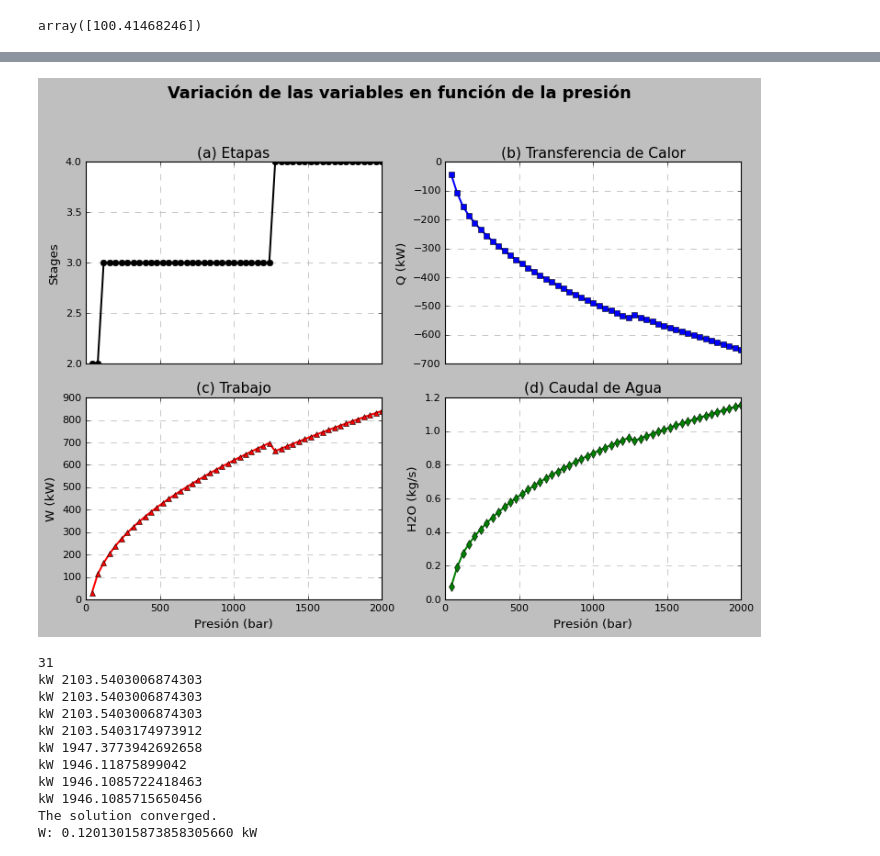
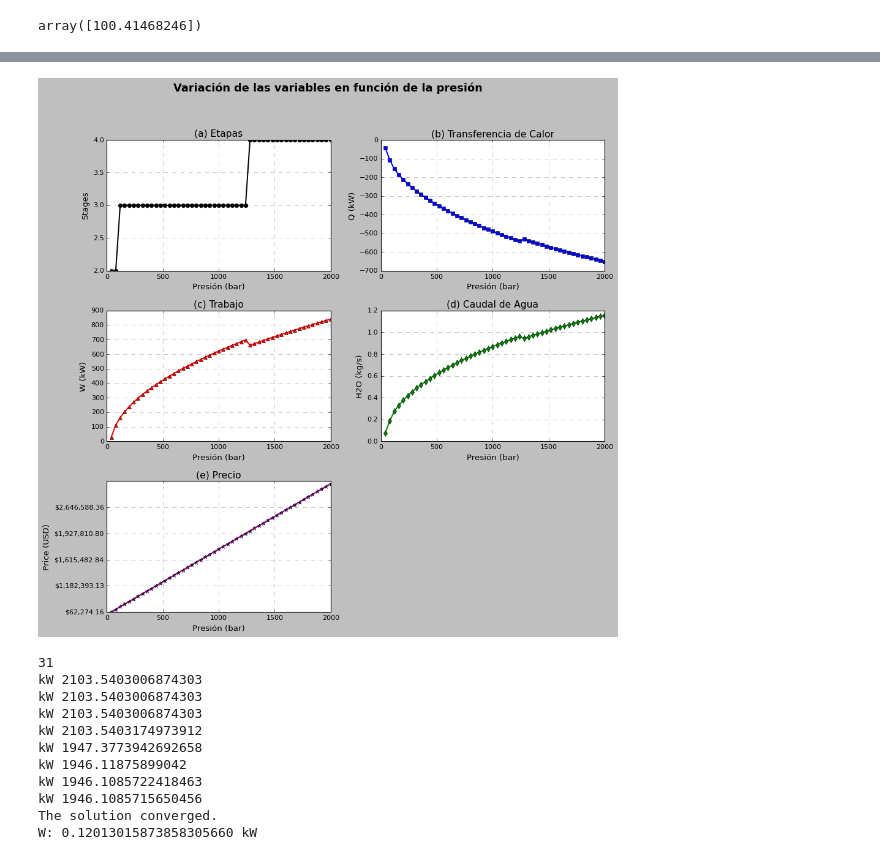
Before and after one commit to SOTO729/8vo, a Jupyter notebook: Dimensionamiento de Equipos/Sistema de Compresión.ipynb, the cells around one changed output, grey strips where cells are left out. Drawn from its saved outputs; the diff is of its cells as text; code cells hidden in the pictures.

```diff
--- a/Dimensionamiento de Equipos/Sistema de Compresión.ipynb
+++ b/Dimensionamiento de Equipos/Sistema de Compresión.ipynb
@@ -183,7 +253,7 @@ def balance(x, T, Tref, m):
 # %%
 Pes=list(np.linspace(40,2000))
 # %%
-stages,temperature,Qk,Wk,waterr=[],[],[],[],[]
+stages,temperature,Qk,Wk,waterr,price=[],[],[],[],[],[]
 for i in range(len(Pes)):
     P=Pes[i]
     Po=31
@@ -252,6 +322,8 @@ for i in range(len(Pes)):
 
     #df_compresores['Error %']=abs(((df_compresores['Q (kW) Aspen']-df_compresores['Q (kW) Python'])/df_compresores['Q (kW) Aspen']*100 + (df_compresores['W (kW) Aspen']-df_compresores['W (kW) Python'])/df_compresores['W (kW) Aspen']*100)/2)
     df_compresores.loc[df_compresores.shape[0]] = ["Total", Temps[-1], Ps[-1], sum(df_compresores['Cooling H2O (kg/s)']), sum(df_compresores['Q (kW)']), sum(df_compresores['W (kW)'])]
+    calculator = PriceCalculator(df_compresores,N_etapas,CS)
+    price.append(calculator.dataframe.loc[calculator.dataframe.shape[0]-1]['Purchased Equipment Cost (USD)'])
     print(df_compresores)
     temperature.append(df_compresores.loc[df_compresores.shape[0]-1]['T (K)'])
     Qk.append(df_compresores.loc[df_compresores.shape[0]-1]['Q (kW)'])
@@ -285,74 +443,91 @@ resultados['H2O (kg/s)']=waterr
 # %%
 import matplotlib.pyplot as plt
 import pandas as pd
+import matplotlib.ticker as ticker  # Para controlar la cantidad de ticks en el eje y
 
-# Aplicar el estilo clásico y personalizar parámetros para mejorar la estética
+# Aplicamos el estilo clásico y actualizamos algunos parámetros estéticos
 plt.style.use('classic')
 plt.rcParams.update({
-    'font.size': 12,             # Tamaño de fuente global
-    'axes.labelsize': 12,        # Tamaño de etiquetas de ejes
-    'axes.titlesize': 14,        # Tamaño de títulos de ejes
-    'xtick.labelsize': 10,       # Tamaño de etiquetas de ticks en eje x
-    'ytick.labelsize': 10,       # Tamaño de etiquetas de ticks en eje y
+    'font.size': 12,             # Tamaño global de fuente
+    'axes.labelsize': 12,        # Tamaño de las etiquetas de los ejes
+    'axes.titlesize': 14,        # Tamaño de los títulos de los ejes
+    'xtick.labelsize': 10,       # Tamaño de las etiquetas del eje x
+    'ytick.labelsize': 10,       # Tamaño de las etiquetas del eje y
     'lines.linewidth': 1.8,      # Grosor de las líneas
     'lines.markersize': 6,       # Tamaño de los marcadores
-    'grid.linestyle': '--',      # Línea de rejilla discontinua
+    'grid.linestyle': '--',      # Estilo discontínuo para la rejilla
     'grid.linewidth': 0.75,      # Grosor de la rejilla
     'grid.color': '0.75',        # Color gris para la rejilla
 })
 
-# Se asume que las variables Pes, stages, Qk, Wk y waterr ya están definidas
+# Se asume que las variables Pes, stages, Qk, Wk, waterr y price ya están definidas
 resultados = pd.DataFrame({
     'P (bar)': Pes,
     'Stages': stages,
     'Q (kW)': Qk,
     'W (kW)': Wk,
-    'H2O (kg/s)': waterr
+    'H2O (kg/s)': waterr,
+    'Price (USD)': price
 })
 
-# Configuración de la figura con 4 subgráficos (2 filas x 2 columnas)
-fig, axs = plt.subplots(2, 2, figsize=(10, 8), sharex=True)
+# Configuración de la figura con 3 filas y 2 columnas (sin sharex para mostrar todos los valores en X)
+fig, axs = plt.subplots(3, 2, figsize=(12, 12))
 fig.suptitle('Variación de las variables en función de la presión', fontsize=16, fontweight='bold')
 
-# Panel (a): "Stages" vs. Presión
+# Panel (a): Stages vs. Presión
 axs[0, 0].plot(resultados['P (bar)'], resultados['Stages'],
                marker='o', linestyle='-', color='black')
 axs[0, 0].set_ylabel('Stages')
 axs[0, 0].set_title('(a) Etapas')
 axs[0, 0].grid(True)
-axs[0, 0].set_axisbelow(True)  # Coloca la rejilla detrás de los datos
+axs[0, 0].set_axisbelow(True)
+axs[0, 0].set_xlabel('Presión (bar)')  # Se muestran los valores del eje de la presión
 
-# Panel (b): "Q (kW)" vs. Presión
+# Panel (b): Q (kW) vs. Presión
 axs[0, 1].plot(resultados['P (bar)'], resultados['Q (kW)'],
                marker='s', linestyle='-', color='blue')
 axs[0, 1].set_ylabel('Q (kW)')
 axs[0, 1].set_title('(b) Transferencia de Calor')
 axs[0, 1].grid(True)
 axs[0, 1].set_axisbelow(True)
+axs[0, 1].set_xlabel('Presión (bar)')
 
-# Panel (c): "W (kW)" vs. Presión
+# Panel (c): W (kW) vs. Presión
 axs[1, 0].plot(resultados['P (bar)'], resultados['W (kW)'],
                marker='^', linestyle='-', color='red')
-axs[1, 0].set_xlabel('Presión (bar)')
 axs[1, 0].set_ylabel('W (kW)')
 axs[1, 0].set_title('(c) Trabajo')
 axs[1, 0].grid(True)
 axs[1, 0].set_axisbelow(True)
+axs[1, 0].set_xlabel('Presión (bar)')
 
-# Panel (d): "H2O (kg/s)" vs. Presión
+# Panel (d): H2O (kg/s) vs. Presión
 axs[1, 1].plot(resultados['P (bar)'], resultados['H2O (kg/s)'],
                marker='d', linestyle='-', color='green')
-axs[1, 1].set_xlabel('Presión (bar)')
 axs[1, 1].set_ylabel('H2O (kg/s)')
 axs[1, 1].set_title('(d) Caudal de Agua')
 axs[1, 1].grid(True)
 axs[1, 1].set_axisbelow(True)
+axs[1, 1].set_xlabel('Presión (bar)')
 
-# Ajuste del layout para evitar solapamientos
+# Panel (e): Price (USD) vs. Presión
+axs[2, 0].plot(resultados['P (bar)'], resultados['Price (USD)'],
+               marker='*', linestyle='-', color='purple')
+axs[2, 0].set_ylabel('Price (USD)')
+axs[2, 0].set_title('(e) Precio')
+axs[2, 0].grid(True)
+axs[2, 0].set_axisbelow(True)
+axs[2, 0].set_xlabel('Presión (bar)')
+# Reducir el número de ticks en el eje y a un máximo de 5 para el gráfico de Price
+axs[2, 0].yaxis.set_major_locator(ticker.MaxNLocator(5))
+
+# Ocultamos el panel vacío (última celda de la cuadrícula)
+axs[2, 1].axis('off')
+
 plt.tight_layout(rect=[0, 0.03, 1, 0.95])
 plt.show()
 # %% [output]
-[figure, old version]
+[figure, new version]
 # %%
 
 
```
Also changed, not shown: parts of 3 cells of this notebook, 1 other file.
